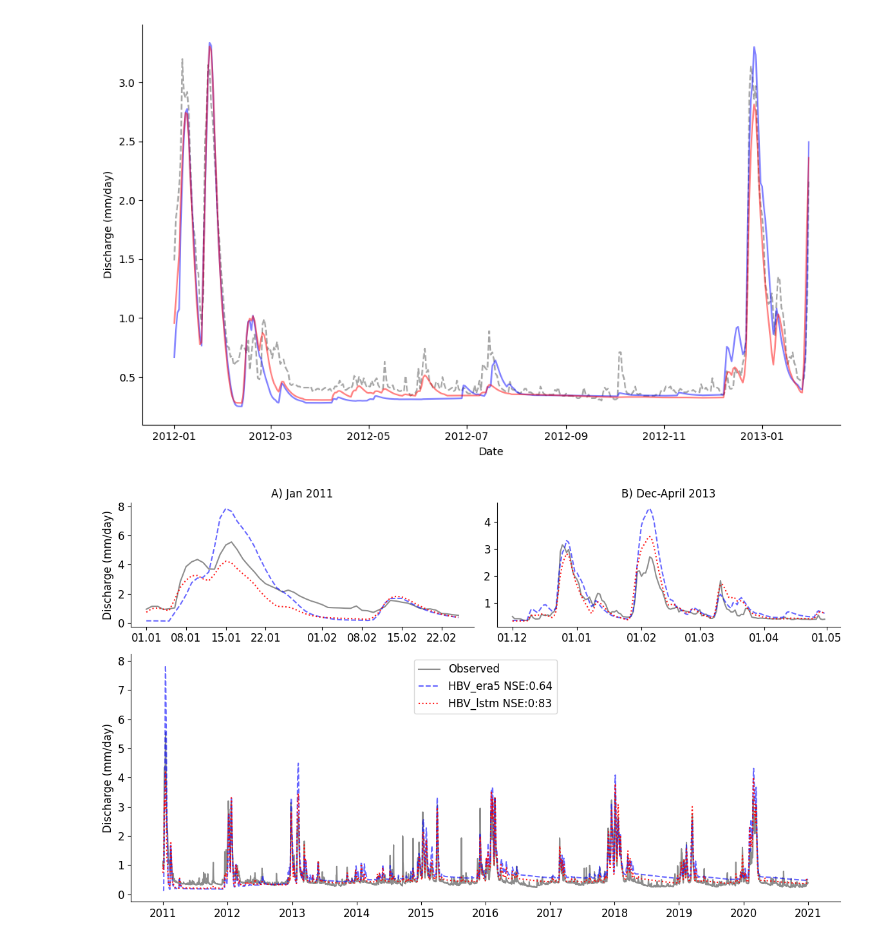
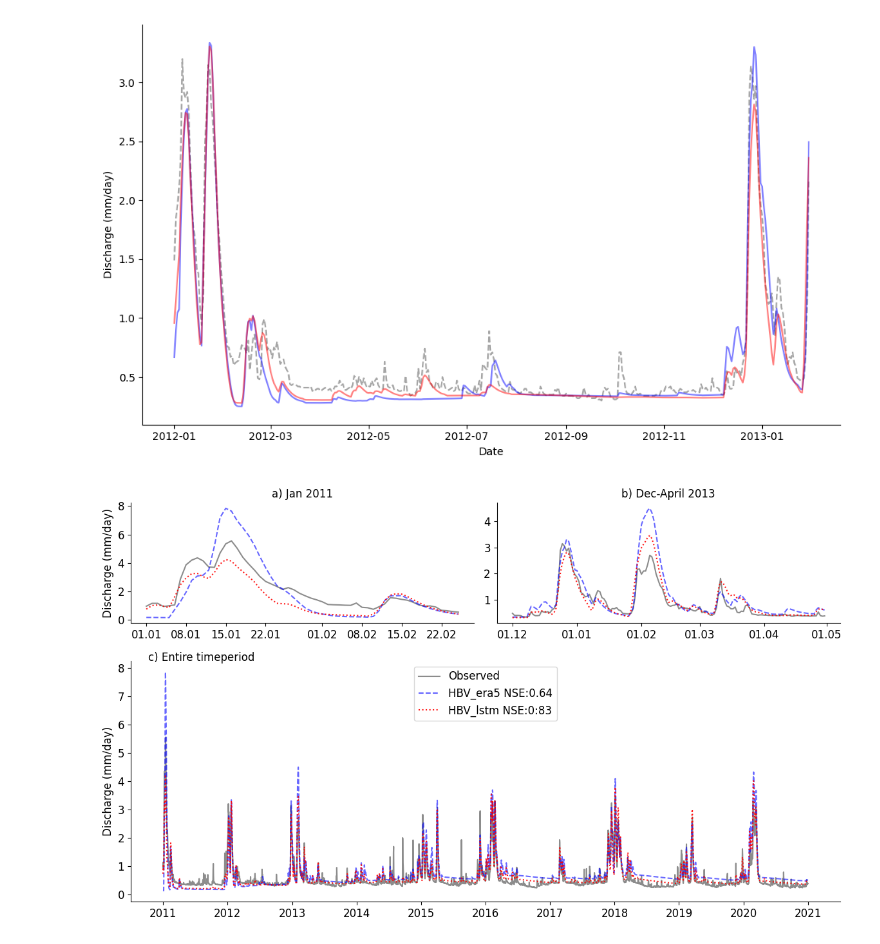
Before and after one commit to Ash-Manoj/Hy2DL_Caravan, a Jupyter notebook: Hy2DL/results/conceptual_models_CARAVAN_R2_lstm/analysis_plots_R1.ipynb, the cells around one changed output. Saved outputs shown, nothing was run; the diff lists cells and outputs as text; code cells hidden in the pictures.

Commit message:
figure subtitles

```diff
--- a/Hy2DL/results/conceptual_models_CARAVAN_R2_lstm/analysis_plots_R1.ipynb
+++ b/Hy2DL/results/conceptual_models_CARAVAN_R2_lstm/analysis_plots_R1.ipynb
@@ -269,7 +269,7 @@ ax1 = fig.add_subplot(gs[0, 0])
 ax1.plot(hbv_era5_filtered['date'], hbv_era5_filtered['q_obs'], label='Observed', color='grey',  alpha=0.9)
 ax1.plot(hbv_era5_filtered['date'], hbv_era5_filtered['q_sim'], label='HBV_era5', color='blue',linestyle='dashed', alpha=0.6)
 ax1.plot(hbv_lstm_filtered['date'], hbv_lstm_filtered['q_sim'], label='HBV_lstm', color='red', alpha=0.9, linestyle='dotted')
-ax1.set_title('A) Jan 2011',fontsize=12)
+ax1.set_title('a) Jan 2011',fontsize=12)
 #ax1.set_ylabel('Discharge (mm/day)',fontsize=12)
 ax1.tick_params(axis='both', labelsize=12)
 ax1.set_ylabel('Discharge (mm/day)',fontsize=12)
@@ -288,38 +288,39 @@ ax2 = fig.add_subplot(gs[0, 1])
 ax2.plot(hbv_era5_filtered['date'], hbv_era5_filtered['q_obs'], label='Observed', color='grey',  alpha=0.9)
 ax2.plot(hbv_era5_filtered['date'], hbv_era5_filtered['q_sim'], label='HBV_era5', color='blue',linestyle='dashed', alpha=0.6)
 ax2.plot(hbv_lstm_filtered['date'], hbv_lstm_filtered['q_sim'], label='HBV_lstm', color='red', alpha=0.9, linestyle='dotted')
-ax2.set_title('B) Dec-April 2013',fontsize=12)
+ax2.set_title('b) Dec-April 2013',fontsize=12)
 ax2.tick_params(axis='both', labelsize=12)
 # Format the x-axis for ax1
 
 #ax2.xaxis.set_major_locator(mdates.DayLocator(interval=5))  # Show every 5 days
 ax2.xaxis.set_major_formatter(mdates.DateFormatter('%d.%m'))
 #ax2.set_ylabel('Discharge (mm/day)')
 # Remove top and right spines for ax2
 ax2.spines['top'].set_visible(False)
 ax2.spines['right'].set_visible(False)
 
 
 # Bottom row: One larger subplot that spans the width of the bottom row
 ax_bottom = fig.add_subplot(gs[1, :])  # This will span all three columns
 start_date = '2011-01-01'
 end_date = '2020-12-31'
 hbv_era5_filtered = hbv_era5[(hbv_era5['date'] >= start_date) & (hbv_era5['date'] <= end_date)]
 hbv_lstm_filtered = hbv_lstm[(hbv_lstm['date'] >= start_date) & (hbv_lstm['date'] <= end_date)]
 ax_bottom .plot(hbv_era5_filtered['date'], hbv_era5_filtered['q_obs'], label='Observed', color='grey',  alpha=0.9)
 ax_bottom .plot(hbv_era5_filtered['date'], hbv_era5_filtered['q_sim'], label='HBV_era5 NSE:0.64', color='blue',linestyle='dashed', alpha=0.6)
 ax_bottom .plot(hbv_lstm_filtered['date'], hbv_lstm_filtered['q_sim'], label='HBV_lstm NSE:0:83', color='red', alpha=0.9, linestyle='dotted')
 ax_bottom.legend(loc='upper center',fontsize=12)
 #ax_bottom.set_title('Catchment: Elsenz Schwarzbach')
 ax_bottom.set_ylabel('Discharge (mm/day)',fontsize=12)
 ax_bottom.tick_params(axis='both', labelsize=12)
+ax_bottom.set_title('c) Entire timeperiod', x=0.1, y=0.98)
 # Remove top and right spines for ax_bottom
 ax_bottom.spines['top'].set_visible(False)
 ax_bottom.spines['right'].set_visible(False)
 
 # Show the plot
 plt.tight_layout()
-plt.savefig('Figure_R1_4.jpeg',dpi=1200)
+plt.savefig('fig6.jpeg',dpi=1200)
 plt.show()
 # %% [output]
-[figure, old version]
+[figure, new version]
```
Also changed, not shown: 3 other files.
